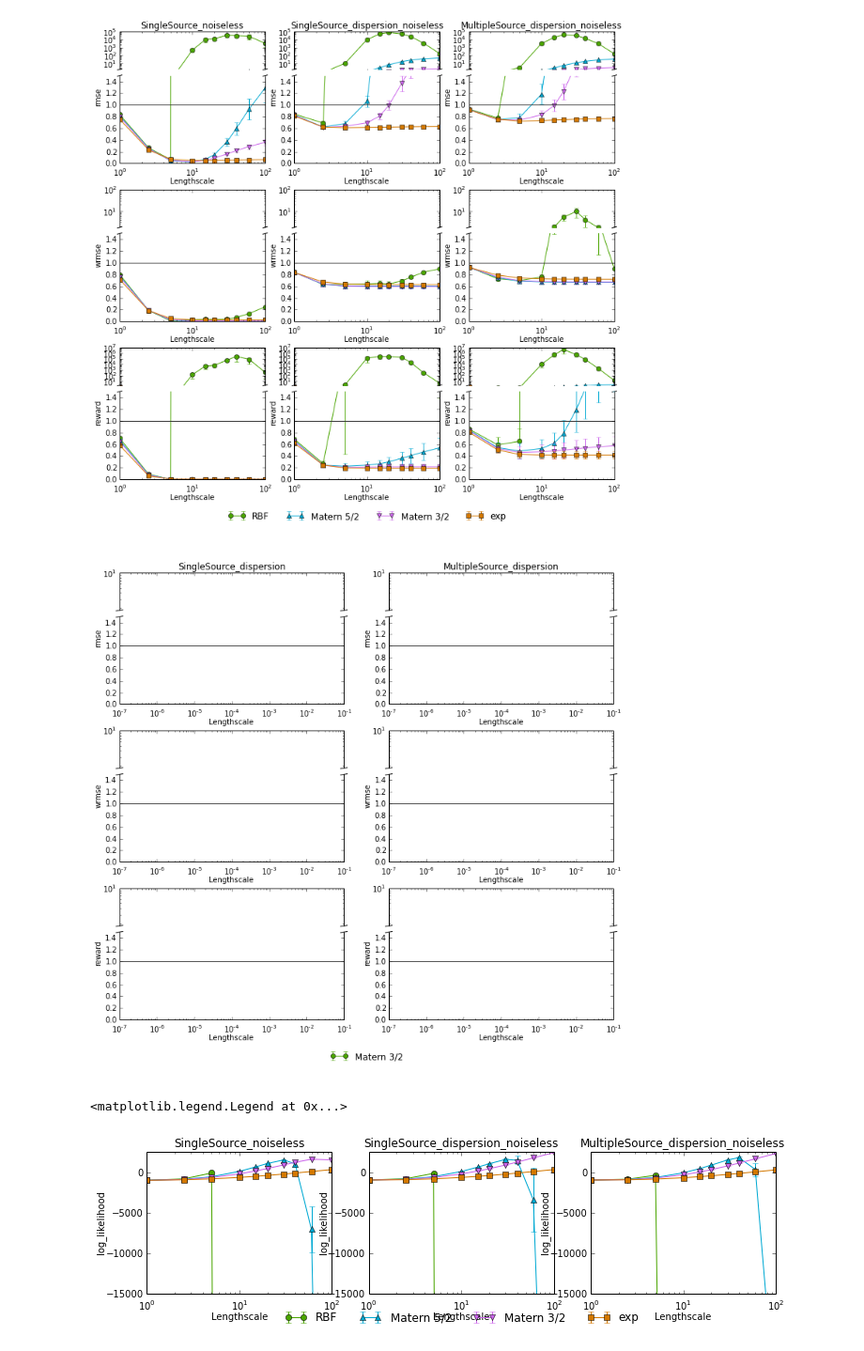
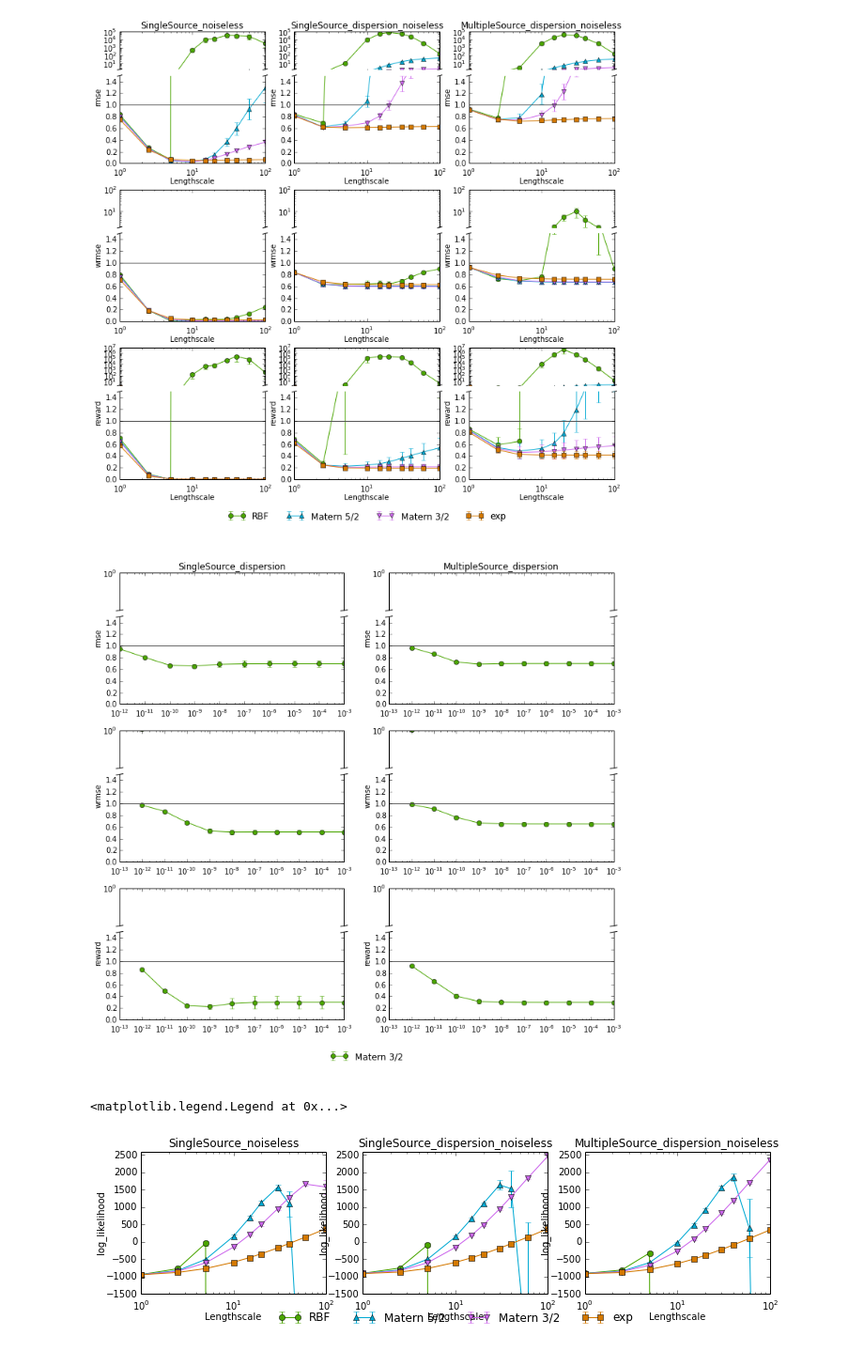
Before and after one commit to jgosmann/plume, a Jupyter notebook: notebooks/Kernels.ipynb, the cells around one changed output. Shown: that part at 94% size. Saved outputs shown, nothing was run; the diff lists cells and outputs as text; code cells hidden in the pictures.

Commit message:
Plot updates.

```diff
--- a/notebooks/Kernels.ipynb
+++ b/notebooks/Kernels.ipynb
@@ -102,9 +113,9 @@ create_kernel_plot_matrix(scenarios, error_types)
 # %%
 scenarios = ['SingleSource_dispersion', 'MultipleSource_dispersion']
 error_types = ['rmse', 'wrmse', 'reward']
-create_kernel_plot_matrix(scenarios, error_types)
+create_kernel_plot_matrix(scenarios, error_types, plot_error_vs_variance)
 # %% [output]
-[figure, old version]
+[figure, new version]
 # %%
 scenarios = [
     'SingleSource_noiseless', 'SingleSource_dispersion_noiseless',
@@ -121,32 +132,32 @@ class KernelErrorPlot(SharedAxesGrid):
         for kern, style in zip(load_scenario_data(scenario), styles):
             kern_name = kern_labels[kern.root.conf[0]['kernel'][1]]
 
             ll = kern.get_node('/' + error_type + '/gp_pred', 'value').read()
             mean = np.mean(ll, axis=2)
             std_err = np.std(ll, axis=2) / np.sqrt(ll.shape[2])
 
             ax.errorbar(
                 kern.root.lengthscales.read(), mean[:, 0], std_err[:, 0],
                 fmt='o-', label=kern_name, **style)
 
 legend_height = 0.05
 grid = GridSpec(2, 1, height_ratios=(1.0 - legend_height, legend_height), hspace=2 * legend_height)
 
 p = KernelErrorPlot(error_types, scenarios, SubplotSpec(grid, 0))
 
 p.axes.set_xlabel('Lengthscale', labelpad=0)
 p.axes.semilogx()
-p.axes.set_ylim(-15000, 2600)
+p.axes.set_ylim(-1500, 2600)
 for ax, error_type in zip(p.axes_by_row, error_types):
     ax.set_ylabel(error_type, labelpad=0)
 for ax, scenario in zip(p.axes_by_col, scenarios):
     ax[0].set_title(scenario)
 
 ax_legend = fig.add_subplot(grid[1])
 ax_legend.set_axis_off()
 ax_legend.legend(
     *p.axes[0].get_legend_handles_labels(), ncol=4, loc='upper center',
     bbox_to_anchor=(0.5, 1.0), frameon=False)
 # %% [output]
 <matplotlib.legend.Legend at 0x...>
-[figure, old version]
+[figure, new version]
```
Also changed, not shown: parts of 1 cell of this notebook, 1 other file.
